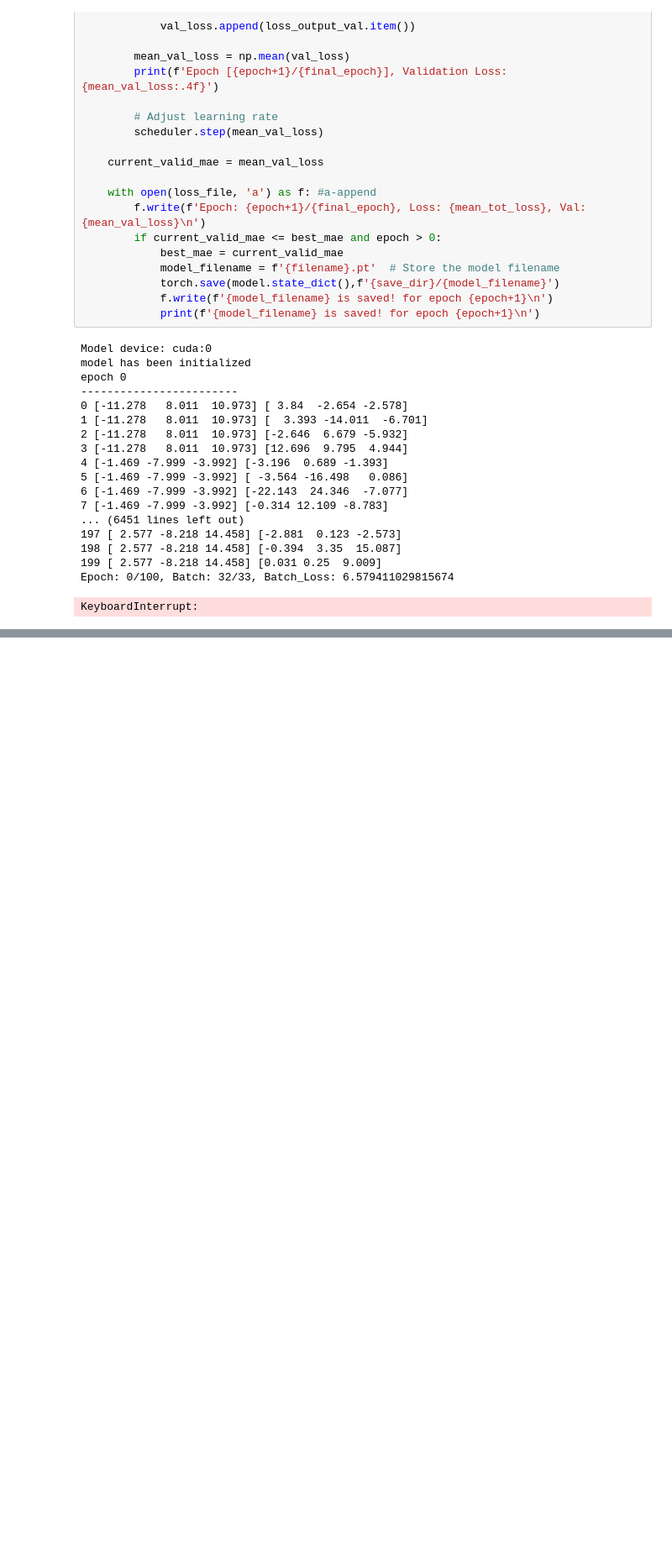
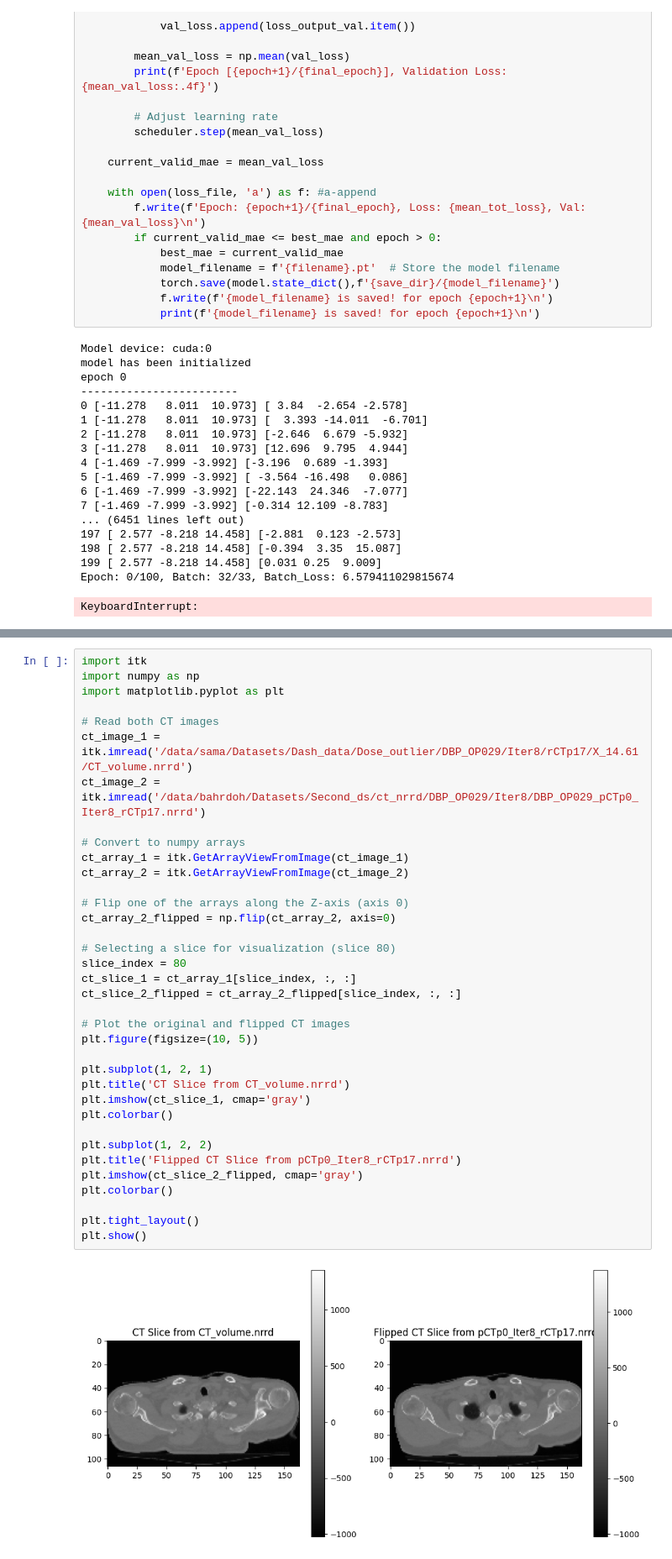
Before and after one commit to s-shahpouri/DBP_Dashboard, a Jupyter notebook: Test.ipynb, the cells around one changed output, grey strips where cells are left out. Shown at 84% size. Saved outputs shown, nothing was run; the diff lists cells and outputs as text; blank space fills up the shorter version.

```diff
--- a/Test.ipynb
+++ b/Test.ipynb
@@ -570,0 +743,38 @@ KeyboardInterrupt:
+# %%
+import itk
+import numpy as np
+import matplotlib.pyplot as plt
+
+# Read both CT images
+ct_image_1 = itk.imread('/data/sama/Datasets/Dash_data/Dose_outlier/DBP_OP029/Iter8/rCTp17/X_14.61/CT_volume.nrrd')
+ct_image_2 = itk.imread('/data/bahrdoh/Datasets/Second_ds/ct_nrrd/DBP_OP029/Iter8/DBP_OP029_pCTp0_Iter8_rCTp17.nrrd')
+
+# Convert to numpy arrays
+ct_array_1 = itk.GetArrayViewFromImage(ct_image_1)
+ct_array_2 = itk.GetArrayViewFromImage(ct_image_2)
+
+# Flip one of the arrays along the Z-axis (axis 0)
+ct_array_2_flipped = np.flip(ct_array_2, axis=0)
+
+# Selecting a slice for visualization (slice 80)
+slice_index = 80
+ct_slice_1 = ct_array_1[slice_index, :, :]
+ct_slice_2_flipped = ct_array_2_flipped[slice_index, :, :]
+
+# Plot the original and flipped CT images
+plt.figure(figsize=(10, 5))
+
+plt.subplot(1, 2, 1)
+plt.title('CT Slice from CT_volume.nrrd')
+plt.imshow(ct_slice_1, cmap='gray')
+plt.colorbar()
+
+plt.subplot(1, 2, 2)
+plt.title('Flipped CT Slice from pCTp0_Iter8_rCTp17.nrrd')
+plt.imshow(ct_slice_2_flipped, cmap='gray')
+plt.colorbar()
+
+plt.tight_layout()
+plt.show()
+# %% [output]
+[figure, added]
```
Also changed, not shown: parts of 4 cells of this notebook, 4 other files.
